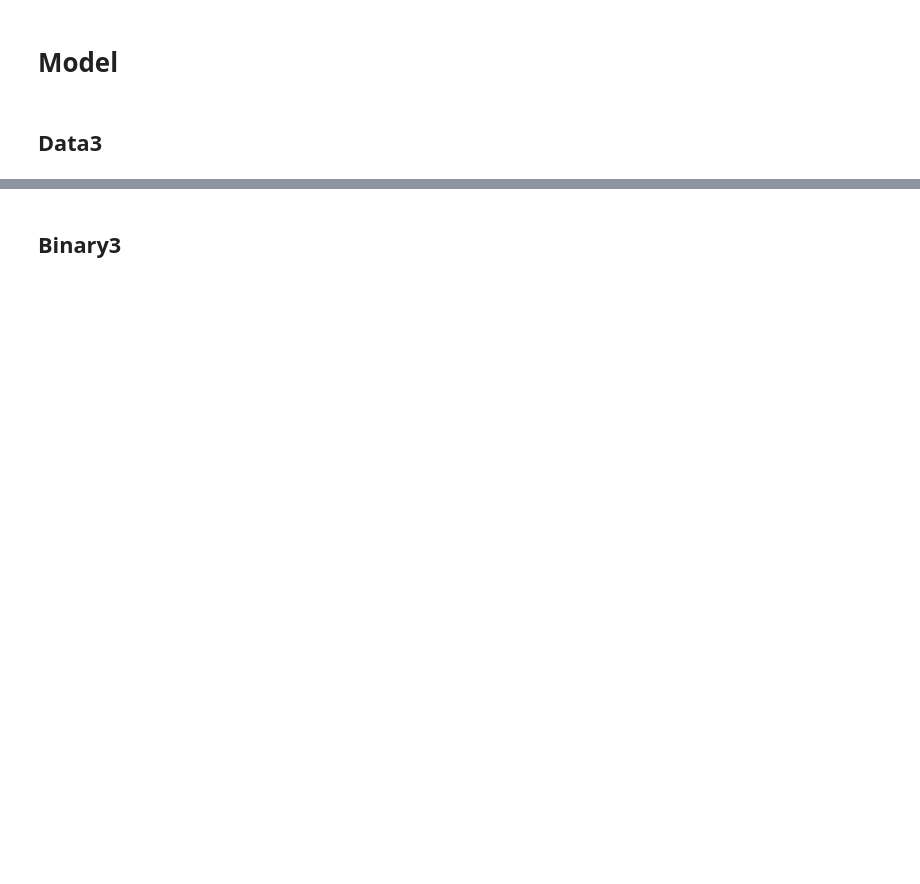
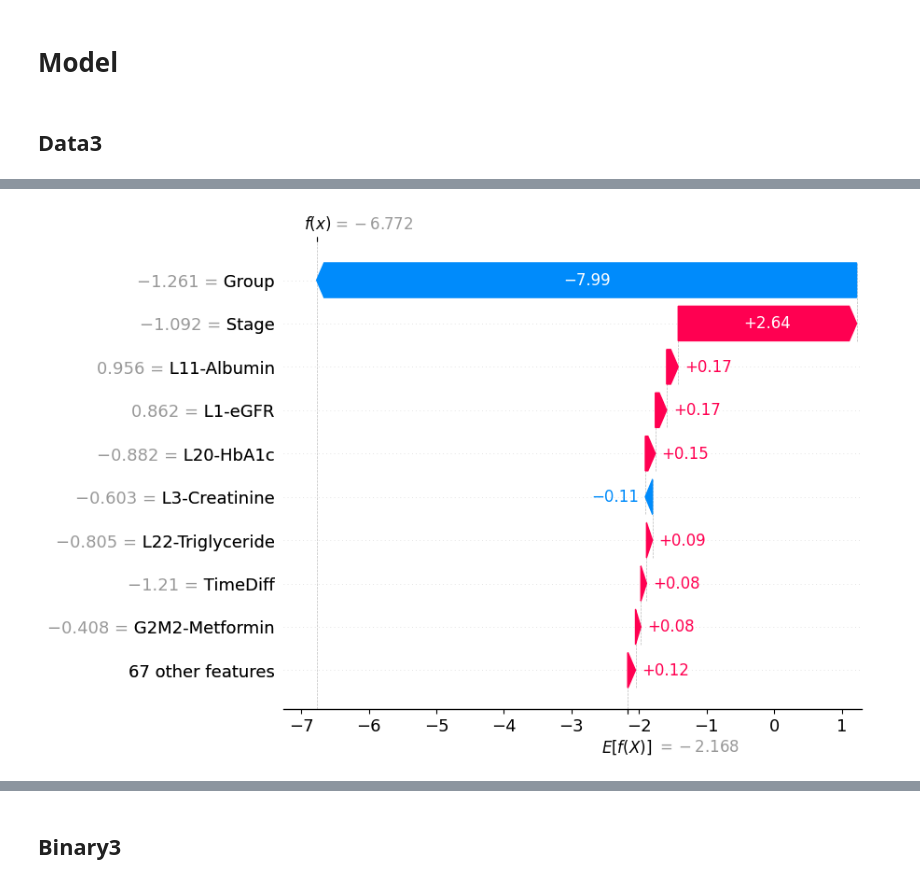
Before and after one commit to nxxk23/PROJECT, a Jupyter notebook: SlopesXGB.ipynb, the cells around one changed output, grey strips where cells are left out. Cells and saved outputs as stored; diff of their text form; code cells hidden in the pictures; blank space fills up the shorter version.

```diff
--- a/SlopesXGB.ipynb
+++ b/SlopesXGB.ipynb
@@ -848,0 +320,7 @@ Mean R-squared: 0.7583
+# %%
+explainer = shap.Explainer(xgbmodel)
+shap_values = explainer(X_train_scaled.head(50))
+# %%
+shap.plots.waterfall(shap_values[0])
+# %% [output]
+[figure, added]
```
Also changed, not shown: parts of 57 cells of this notebook.
